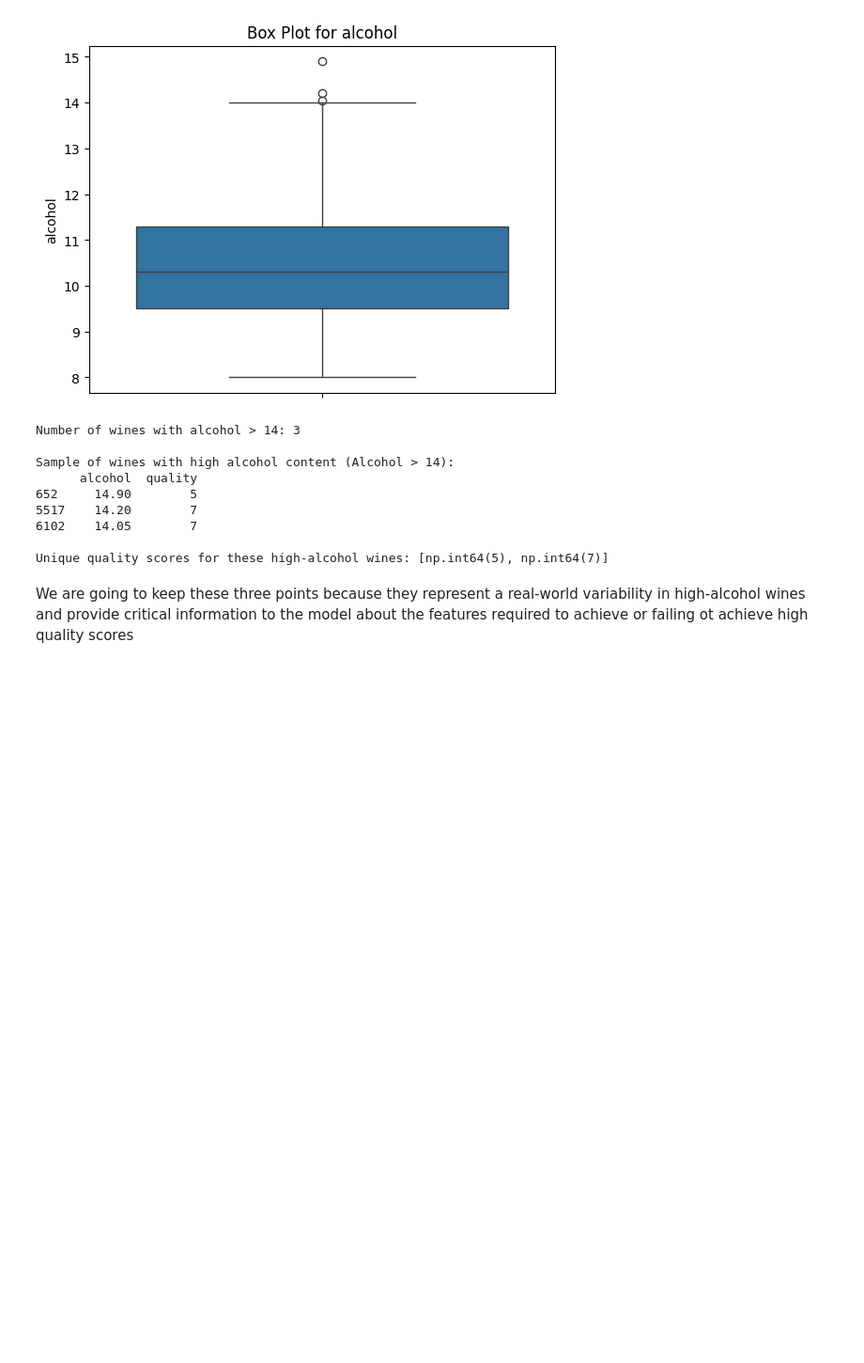
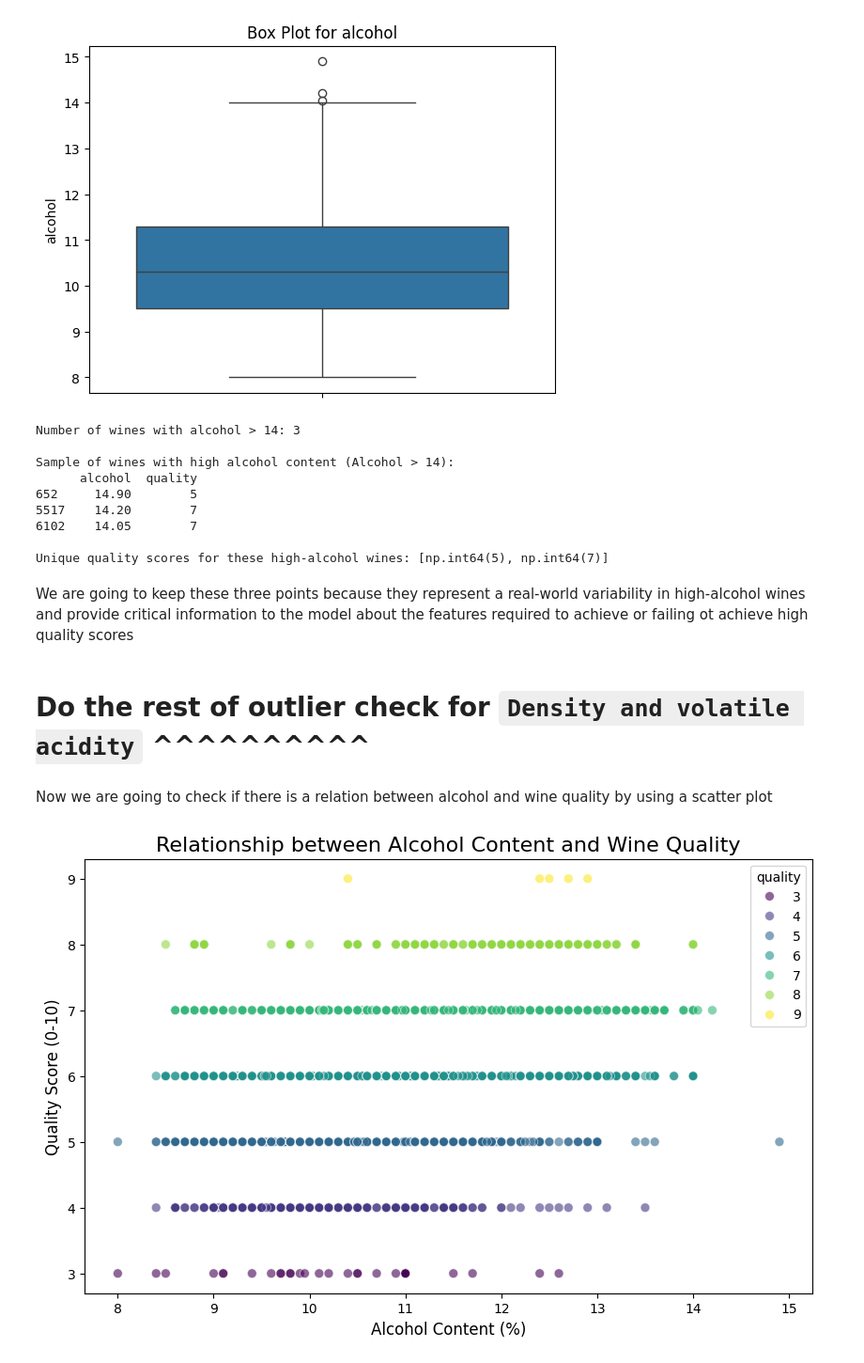
Before and after one commit to DinteN098/GSU_homework, a Jupyter notebook: CSC 4780 Final Project/grape_and_feet.ipynb, the cells around one changed output. Shown at 94% size. Cells and saved outputs as stored; diff of their text form; code cells hidden in the pictures; blank space fills up the shorter version.

Commit message:
added scatter plot to show how categories affect quality, and wine quality count

```diff
--- a/CSC 4780 Final Project/grape_and_feet.ipynb
+++ b/CSC 4780 Final Project/grape_and_feet.ipynb
@@ -115,3 +115,28 @@ Sample of wines with high alcohol content (Alcohol > 14):
 Unique quality scores for these high-alcohol wines: [np.int64(5), np.int64(7)]
 # %% [markdown]
 We are going to keep these three points because they represent a real-world variability in high-alcohol wines and provide critical information to the model about the features required to achieve or failing ot achieve high quality scores
+# %% [markdown]
+# Do the rest of outlier check for `Density and volatile acidity` ^^^^^^^^^^
+# %% [markdown]
+Now we are going to check if there is a relation between alcohol and wine quality by using a scatter plot
+# %%
+# Create the scatter plot
+plt.figure(figsize=(10, 6))
+sns.scatterplot(x='alcohol', y='quality', data=df, alpha=0.6,
+                s=50,  # size of points
+                hue='quality',  # color points based on quality score
+                palette='viridis') # color scheme
+
+# Add labels and a title
+plt.title('Relationship between Alcohol Content and Wine Quality', fontsize=16)
+plt.xlabel('Alcohol Content (%)', fontsize=12)
+plt.ylabel('Quality Score (0-10)', fontsize=12)
+
+# Ensure the y-axis only shows integer quality scores
+plt.yticks(df['quality'].unique())
+
+# Save the figure
+plt.savefig('alcohol_vs_quality_scatter.png')
+plt.show()
+# %% [output]
+[figure, added]
```
Also changed, not shown: parts of 7 cells of this notebook.
